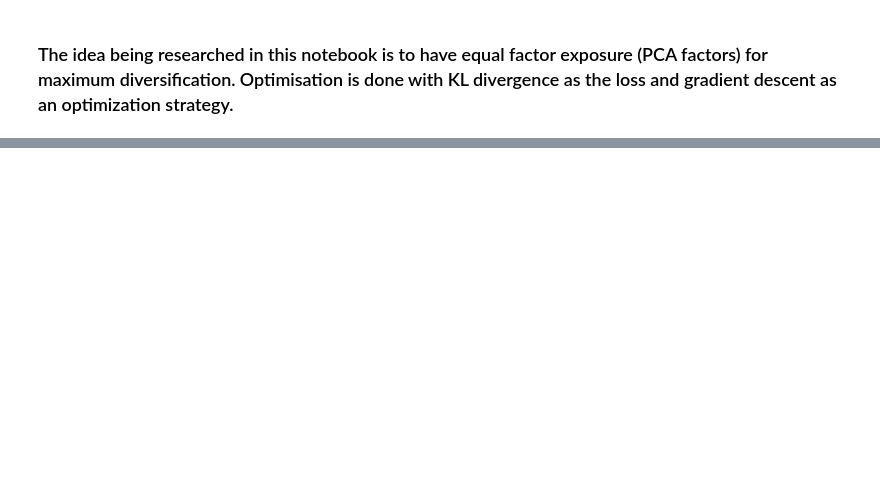
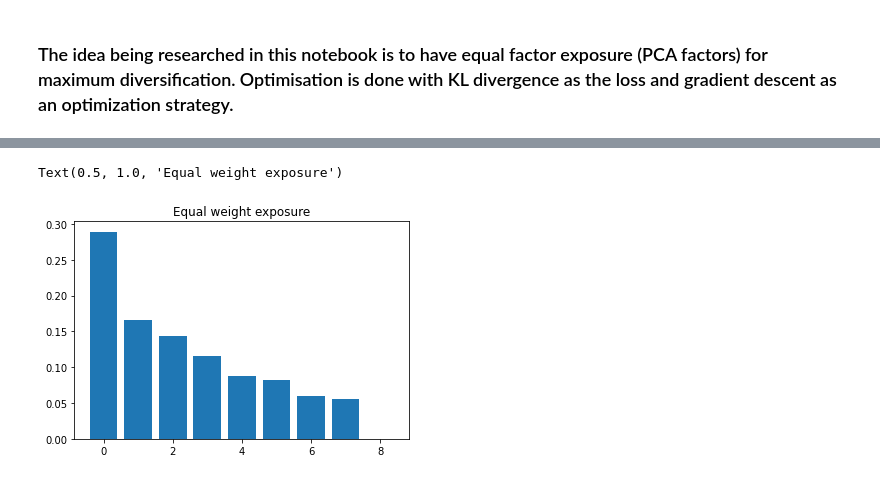
Before and after one commit to azorx/Random-Notebooks, a Jupyter notebook: PCA KL optimization.ipynb, the cells around one changed output, grey strips where cells are left out. Saved outputs shown, nothing was run; the diff lists cells and outputs as text; code cells hidden in the pictures; blank space fills up the shorter version.

```diff
--- a/PCA KL optimization.ipynb
+++ b/PCA KL optimization.ipynb
@@ -84,2 +85,9 @@ plt.bar(x=np.arange(len(correct_weights)), height=correct_weights)
+# %%
+equal_weight_exposure = factor_exposure(returns, np.ones(returns.shape[1])/returns.shape[1])
+plt.bar(x=np.arange(len(equal_weight_exposure)), height=equal_weight_exposure)
+plt.title("Equal weight exposure")
+# %% [output]
+Text(0.5, 1.0, 'Equal weight exposure')
+[figure, added]
 # %%
 exposures = factor_exposure(returns, correct_weights)
```
Also changed, not shown: parts of 20 cells of this notebook.
